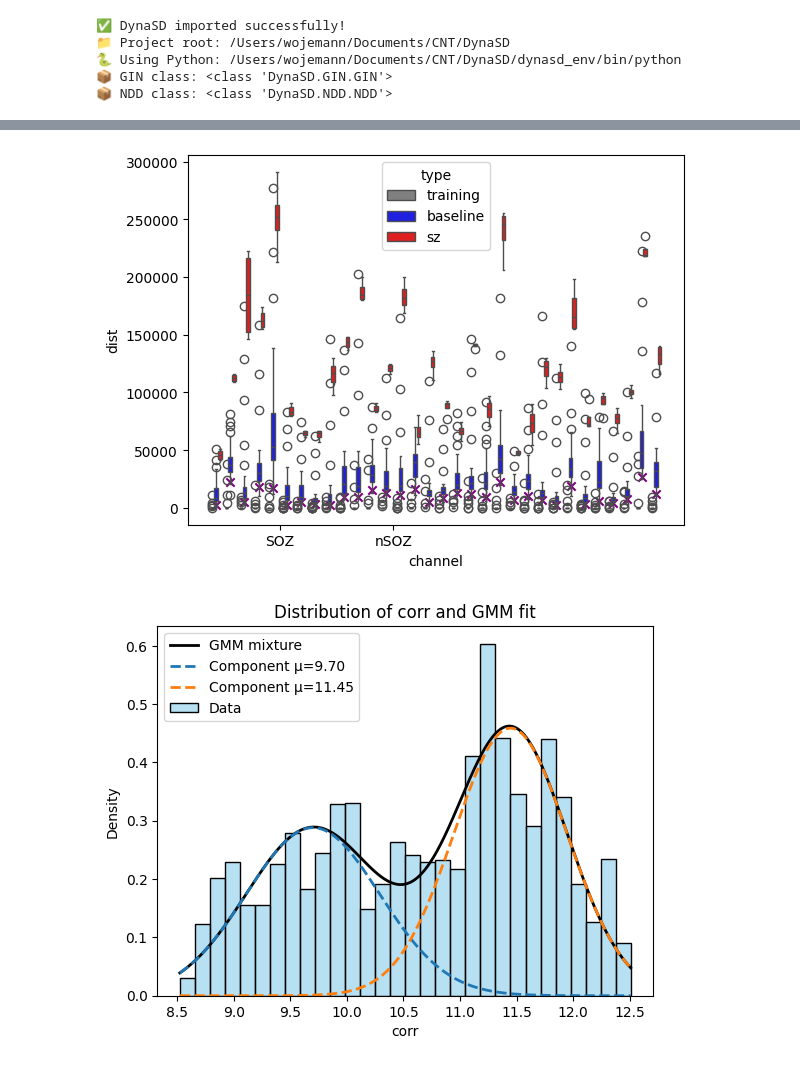
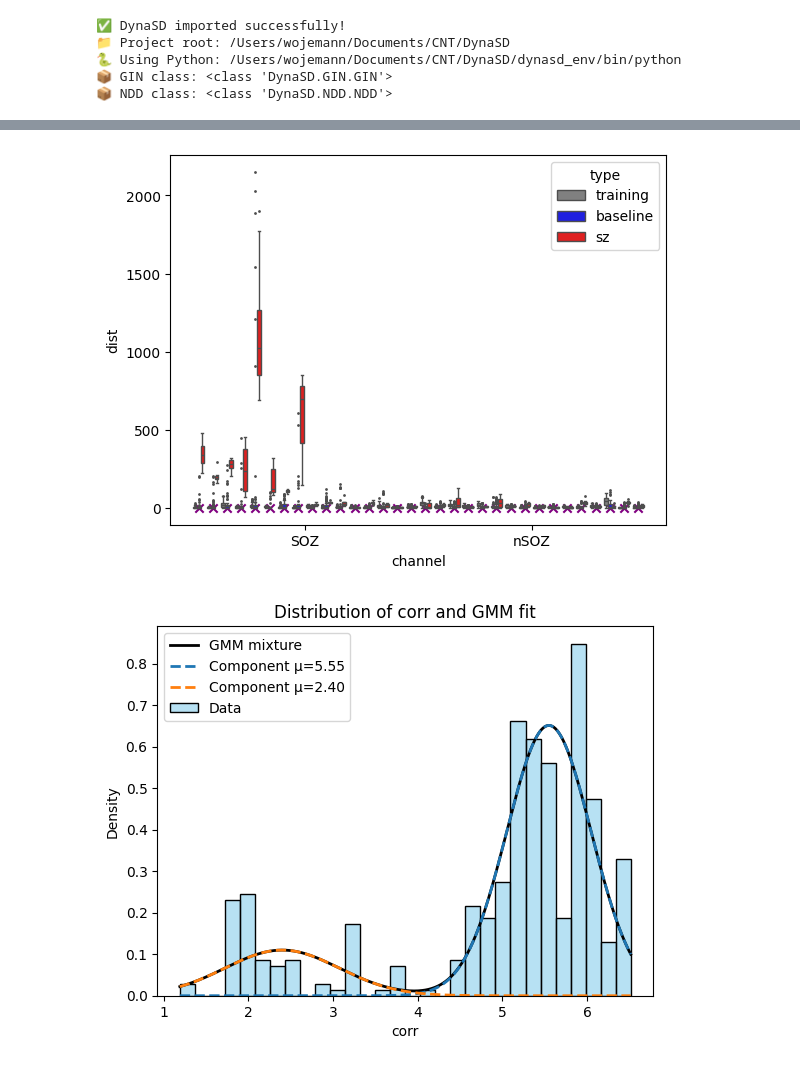
Before and after one commit to wojemann/DynaSD, a Jupyter notebook: examples/test_sim.ipynb, the cells around one changed output, grey strips where cells are left out. Cells and saved outputs as stored; diff of their text form; code cells hidden in the pictures.

```diff
--- a/examples/test_sim.ipynb
+++ b/examples/test_sim.ipynb
@@ -50,7 +49,7 @@ print(f"📦 NDD class: {NDD}")
 fs = 256
 generator = SyntheticSeizureGenerator(fs=fs, random_seed=42)
 
-data,sz_start,sz_end = generator.generate_combined_signal(baseline_duration=20, seizure_duration=10, seizure_type='polyspike', n_channels=32, focal_channels=list(range(8)), transition_duration=0)
+data,sz_start,sz_end = generator.generate_combined_signal(baseline_duration=20, seizure_duration=40, seizure_type='spike_wave', n_channels=32, focal_channels=list(range(8)), transition_duration=0)
 # %%
 from example_utils import plot_iEEG_data
 
@@ -153,13 +105,16 @@ array([1.03949118, 1.21748078, 1.37043667, 1.09249163, 0.79365641,
 # %%
 prob_times = model.get_win_times(len(data))
 onset_idx = np.argmin(np.abs(prob_times-sz_start))//2
+mse,corr = model._get_features(data.iloc[:fs*10+1,:])
+train_idx = len(mse)
+
 ndd = model(data)
 mse = model.mse_df.to_numpy()
 corr = model.corr_df.to_numpy()
 XY = np.concatenate((mse.reshape(mse.shape[0],mse.shape[1],1),corr.reshape(corr.shape[0],corr.shape[1],1)),axis=2).transpose(1,0,2)
 # XY = mse.reshape(mse.shape[0],mse.shape[1],1).transpose(1,0,2)
-X = XY[:,:onset_idx,:]
-Y = XY[:,onset_idx:,:]
+X = XY[:,train_idx:train_idx+20,:]
+Y = XY[:,train_idx+20:,:]
 
 mahalanobis = np.zeros(corr[:,:].shape)
 for i in range(X.shape[0]):
@@ -185,9 +140,7 @@ x = model.predict(data)
 plot_iEEG_data(pd.DataFrame(x,columns=data.columns).loc[np.isnan(x).sum(axis=1)==0,:],fs=fs)
 plot_iEEG_data(data,fs=fs)
 plt.show()
-
-sns.histplot((data['Ch01'][10*fs:20*fs],x[10*fs:20*fs,0]))
-plt.show()
+print(np.corrcoef(x.reshape(1,-1),data.to_numpy().reshape(1,-1)))
 s = 5*fs
 plt.subplot(1,3,1)
 plt.plot(data.loc[s:s+512,['Ch01']].values)
@@ -201,4 +154,7 @@ plt.subplot(1,3,3)
 plt.plot(data.loc[s:s+512,['Ch01']].values)
 plt.plot(x[s:s+512,0])
 plt.show()
+
+sns.histplot((data['Ch01'][10*fs:20*fs],pd.DataFrame(x,columns=data.columns+'_pred').loc[10*fs:20*fs,'Ch01_pred']))
+plt.show()
 # %% [output]
@@ -216,50 +175,53 @@ Creating 7552 non-overlapping sequences from continuous data
 # %%
 train_mask = (prob_times <= 10)
-train_df = pd.DataFrame(ndd[train_mask],columns=data.columns)
+train_df = pd.DataFrame(mahalanobis[train_mask],columns=data.columns)
 gen_mask = (prob_times <= sz_start) & (prob_times > 10)
-gen_df = pd.DataFrame(ndd[gen_mask],columns=data.columns)
+gen_df = pd.DataFrame(mahalanobis[gen_mask],columns=data.columns)
 sz_mask = (prob_times <= sz_start+1) & (prob_times > sz_start)
-sz_df = pd.DataFrame(ndd[sz_mask],columns=data.columns)
+sz_df = pd.DataFrame(mahalanobis[sz_mask],columns=data.columns)
 train_df['type'] = 'training'
 gen_df['type'] = 'baseline'
 sz_df['type'] = 'sz'
 df = pd.concat([train_df,gen_df,sz_df])
 df = df.melt(id_vars=['type'],var_name='channel',value_name='dist')
-sns.boxplot(data=df,x='channel',y='dist',hue='type',palette=['gray','blue','red'])
+sns.boxplot(data=df,x='channel',y='dist',hue='type',palette=['gray','blue','red'],flierprops={'markersize':1})
 plt.scatter(list(range(gen_df.shape[1]-1)), gen_df.iloc[:,:-1].quantile(0.05),color='purple',marker='x')
-plt.xticks([4.5,12.5],['SOZ','nSOZ'])
+plt.xticks([7.5,23.5],['SOZ','nSOZ'])
 plt.show()
 # %% [output]
-[figure, old version]
+[figure, new version]
 # %%
 from sklearn.mixture import GaussianMixture
-x = sc.ndimage.median_filter(np.log(ndd.loc[~train_mask,:].copy()),size=20,mode='nearest',axes=0)
-gmm = GaussianMixture(n_components=2, random_state=42)
-gmm.fit(x.reshape(-1,1))
-
 import numpy as np
 
-# Plot the histogram of the data
-sns.histplot(x.flatten(), bins=30, stat='density', color='skyblue', label='Data', alpha=0.6)
+y = sc.ndimage.median_filter(np.log(ndd.loc[~train_mask,].copy()),size=20,mode='nearest',axes=0)
+for i in range(y.shape[1]):
+    x = y[:,i]
+    gmm = GaussianMixture(n_components=2, random_state=42)
+    gmm.fit(x.reshape(-1,1))
 
-# Plot the estimated Gaussian components
-x = np.linspace(x.min(), x.max(), 1000).reshape(-1, 1)
-logprob = gmm.score_samples(x)  # Score for each x, repeated for 8 channels
-pdf = np.exp(logprob)
-plt.plot(x, pdf, color='black', lw=2, label='GMM mixture')
+    # Plot the histogram of the data
+    sns.histplot(x.flatten(), bins=30, stat='density', color='skyblue', label='Data', alpha=0.6)
 
-# Plot each component
-means = gmm.means_.flatten()
-covars = np.sqrt(gmm.covariances_).flatten()
-weights = gmm.weights_.flatten()
-for mean, covar, weight in zip(means, covars, weights):
-    component_pdf = weight * (1/(np.sqrt(2*np.pi)*covar)) * np.exp(-0.5*((x-mean)/covar)**2)
-    plt.plot(x, component_pdf, lw=2, linestyle='--', label=f'Component μ={mean:.2f}')
+    # Plot the estimated Gaussian components
+    x = np.linspace(x.min(), x.max(), 1000).reshape(-1, 1)
+    logprob = gmm.score_samples(x)  # Score for each x, repeated for 8 channels
+    pdf = np.exp(logprob)
+    plt.plot(x, pdf, color='black', lw=2, label='GMM mixture')
 
-plt.legend()
-plt.xlabel('corr')
-plt.ylabel('Density')
-plt.title('Distribution of corr and GMM fit')
-plt.show()
+    # Plot each component
+    means = gmm.means_.flatten()
+    covars = np.sqrt(gmm.covariances_).flatten()
+    weights = gmm.weights_.flatten()
+    for mean, covar, weight in zip(means, covars, weights):
+        component_pdf = weight * (1/(np.sqrt(2*np.pi)*covar)) * np.exp(-0.5*((x-mean)/covar)**2)
+        plt.plot(x, component_pdf, lw=2, linestyle='--', label=f'Component μ={mean:.2f}')
+
+    plt.legend()
+    plt.xlabel('corr')
+    plt.ylabel('Density')
+    plt.title('Distribution of corr and GMM fit')
+    plt.show()
+    break
 # %% [output]
-[figure, old version]
+[figure, new version]
```
Also changed, not shown: parts of 11 cells of this notebook, 6 other files.
